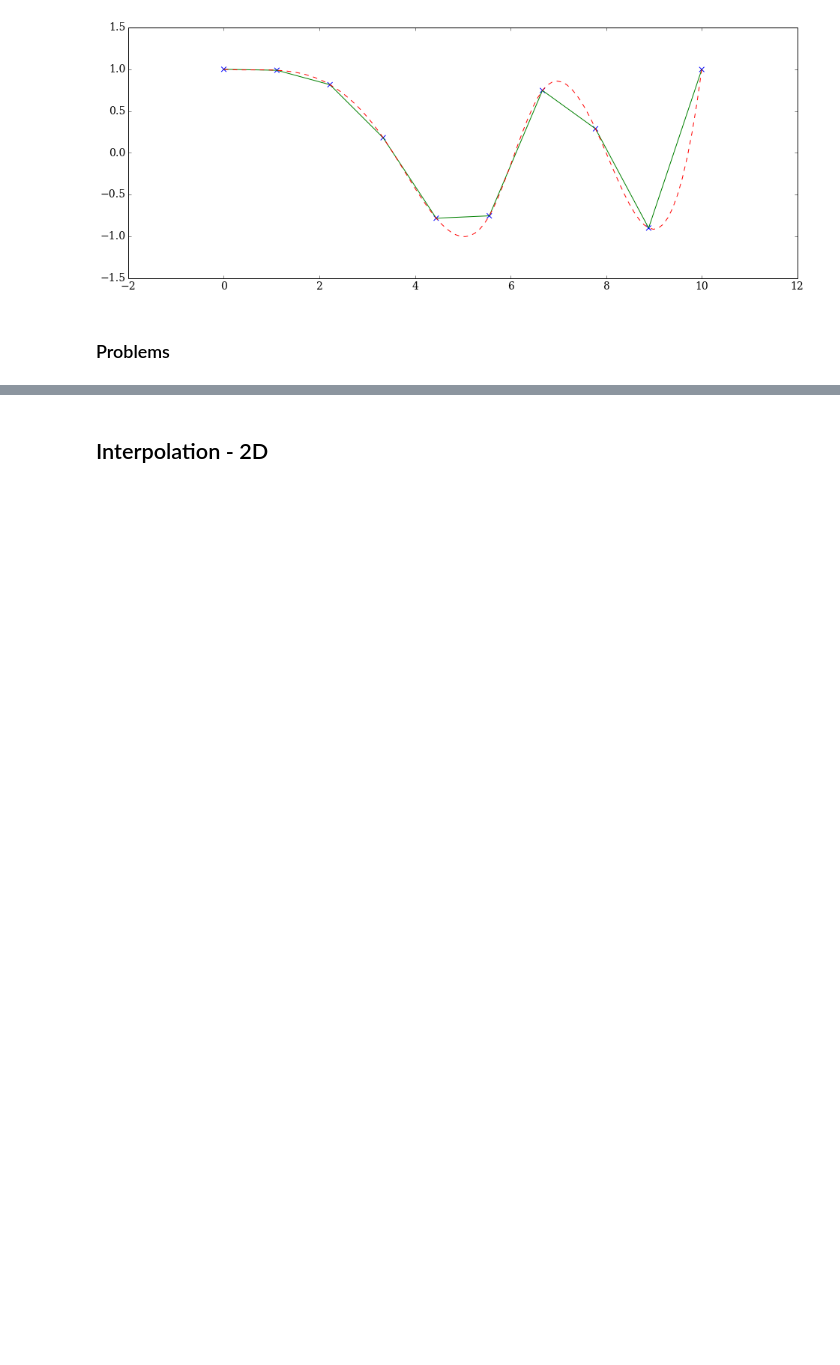
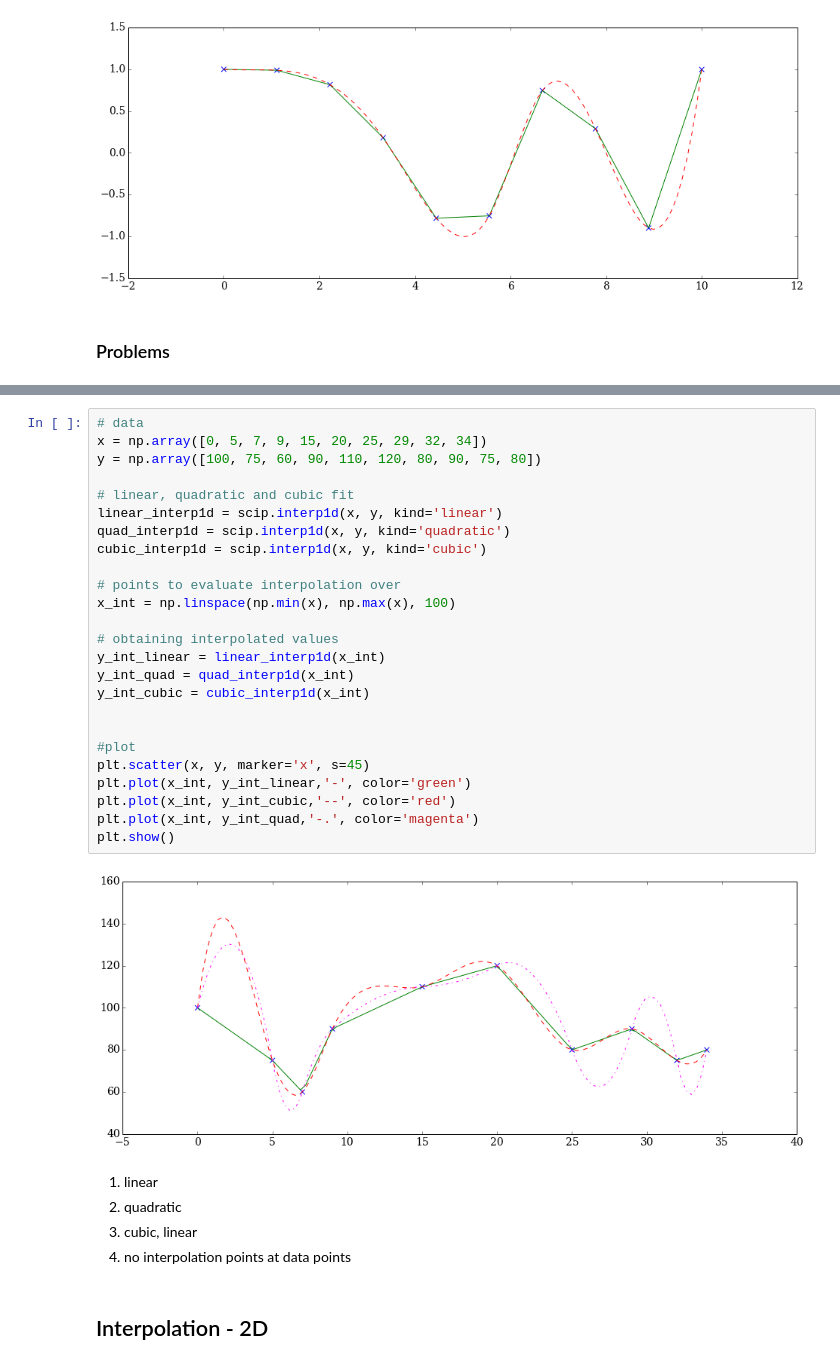
Before and after one commit to philippslang/nummet_I, a Jupyter notebook: CurvefittingInterpolation.ipynb, the cells around one changed output, grey strips where cells are left out. Drawn from its saved outputs; the diff is of its cells as text; blank space fills up the shorter version.

```diff
--- a/CurvefittingInterpolation.ipynb
+++ b/CurvefittingInterpolation.ipynb
@@ -141,6 +141,38 @@ and the task is to assess total land mass, answer the following questions:
 3.  Which intepolation model captures the nature of the assumed variation the best? Which one if we modelled the <a href="http://commons.wikimedia.org/wiki/File%3ABerner_Alpen.jpg">Alps</a> instead?
 4.  What is the absolute difference between interpolation models at `x=26`?
 5.  For a reduced 25 interpolation points, why don't the interpolated curves honor the data?
+# %%
+# data
+x = np.array([0, 5, 7, 9, 15, 20, 25, 29, 32, 34])
+y = np.array([100, 75, 60, 90, 110, 120, 80, 90, 75, 80])
+
+# linear, quadratic and cubic fit
+linear_interp1d = scip.interp1d(x, y, kind='linear')
+quad_interp1d = scip.interp1d(x, y, kind='quadratic')
+cubic_interp1d = scip.interp1d(x, y, kind='cubic')
+
+# points to evaluate interpolation over
+x_int = np.linspace(np.min(x), np.max(x), 100)
+
+# obtaining interpolated values
+y_int_linear = linear_interp1d(x_int)
+y_int_quad = quad_interp1d(x_int)
+y_int_cubic = cubic_interp1d(x_int)
+
+
+#plot
+plt.scatter(x, y, marker='x', s=45)
+plt.plot(x_int, y_int_linear,'-', color='green')
+plt.plot(x_int, y_int_cubic,'--', color='red')
+plt.plot(x_int, y_int_quad,'-.', color='magenta')
+plt.show()
+# %% [output]
+[figure, added]
+# %% [markdown]
+1.  linear
+2.  quadratic
+3.  cubic, linear
+4.  no interpolation points at data points
 # %% [markdown]
 ## Interpolation - 2D
 # %% [markdown]
```
Also changed, not shown: parts of 6 cells of this notebook.
